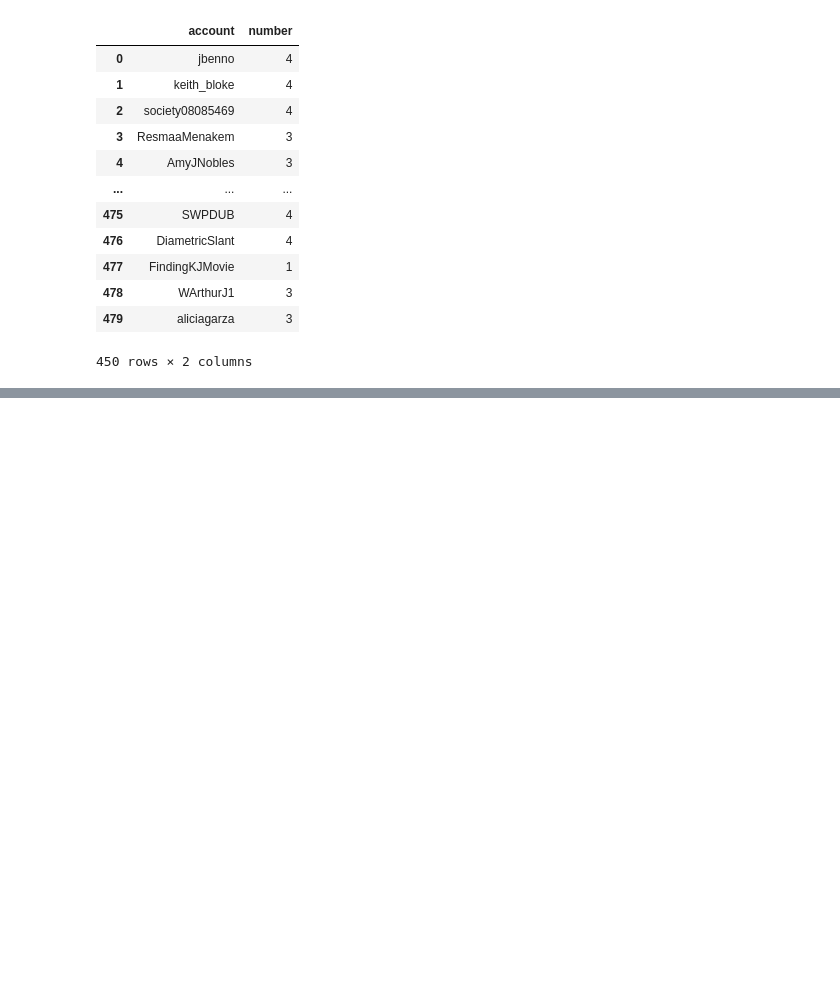
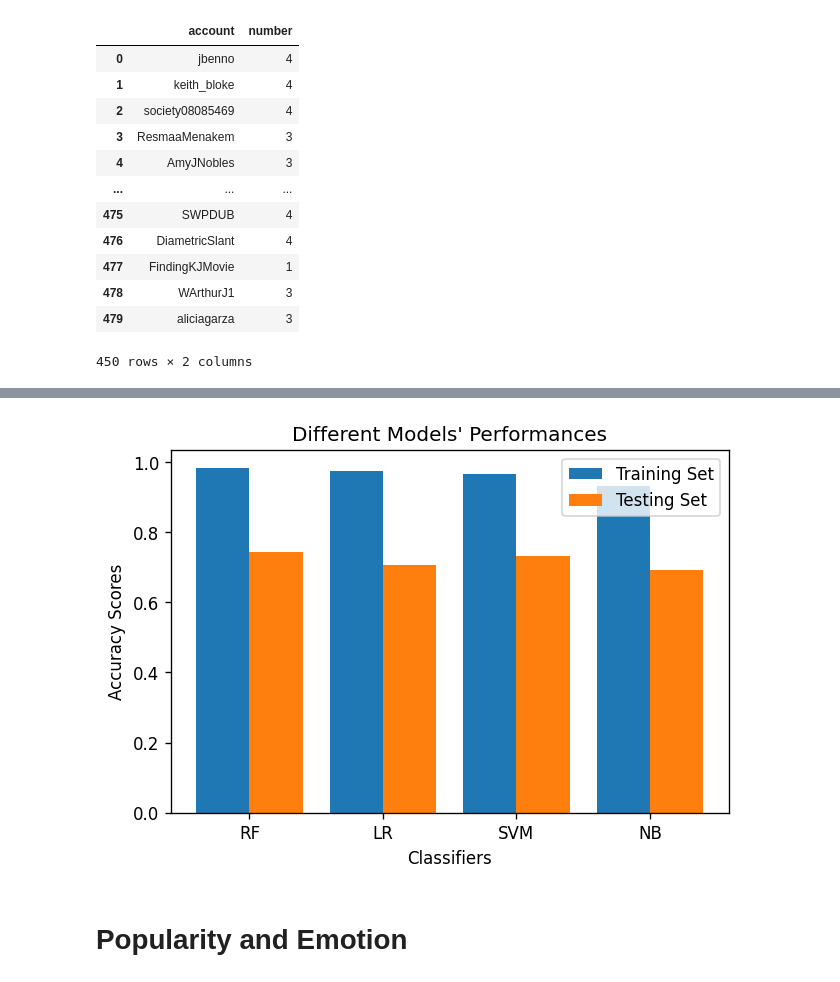
Before and after one commit to LuZhang0128/Perspectives, a Jupyter notebook: analysis.ipynb, the cells around one changed output, grey strips where cells are left out. Cells and saved outputs as stored; diff of their text form; code cells hidden in the pictures; blank space fills up the shorter version.

```diff
--- a/analysis.ipynb
+++ b/analysis.ipynb
@@ -506,0 +518,10 @@ plt.savefig('accuracy')
+# %%
+# SVC
+svm = SVC(random_state=42)
+parameters = {'C': [0.01, 0.1, 1, 10, 100],
+              'kernel': ['poly', 'rbf', 'sigmoid'],
+              'gamma': [1, 0.1, 0.01, 0.001]}
+
+grid = GridSearchCV(estimator=svm, param_grid=parameters, cv=10)
+
+grid.fit(X_train, y_train)
@@ -506,0 +537,3 @@ plt.savefig('accuracy')
+# %%
+svm = SVC(C=10, gamma=1, random_state=42)
+svm.fit(X_train, y_train)
@@ -506,0 +550,10 @@ plt.savefig('accuracy')
+# %%
+# MultinomialNB
+mnb = MultinomialNB()
+parameters = {'alpha': [0.5, 1.0, 1.5, 2, 5, 10, 20],
+              'fit_prior': [True, False],
+}
+
+grid = GridSearchCV(estimator=mnb, param_grid=parameters, cv=10)
+
+grid.fit(X_train, y_train)
@@ -506,0 +568,3 @@ plt.savefig('accuracy')
+# %%
+mnb = MultinomialNB(alpha=0.5, fit_prior=False)
+mnb.fit(X_train, y_train)
@@ -506,0 +603,23 @@ plt.savefig('accuracy')
+# %%
+# plot the accuracy scores for the training and testing sets
+import matplotlib.pyplot as plt
+
+scores_train = [rf.score(X_train, y_train), lr.score(X_train, y_train), svm.score(X_train, y_train), mnb.score(X_train, y_train)]
+scores_test = [rf.score(X_test, y_test), lr.score(X_test, y_test), svm.score(X_test, y_test), mnb.score(X_test, y_test)]
+X = ['RF', 'LR', 'SVM', 'NB']
+
+X_axis = np.arange(len(X))
+
+plt.figure(dpi = 120)
+plt.bar(X_axis - 0.2, scores_train, 0.4, label="Training Set")
+plt.bar(X_axis + 0.2, scores_test, 0.4, label="Testing Set")
+plt.xticks(X_axis, X)
+plt.title("Different Models' Performances")
+plt.xlabel('Classifiers')
+plt.ylabel('Accuracy Scores')
+plt.legend()
+plt.savefig('accuracy')
+# %% [output]
+[figure, added]
+# %% [markdown]
+# Popularity and Emotion
```
Also changed, not shown: parts of 59 cells of this notebook.
